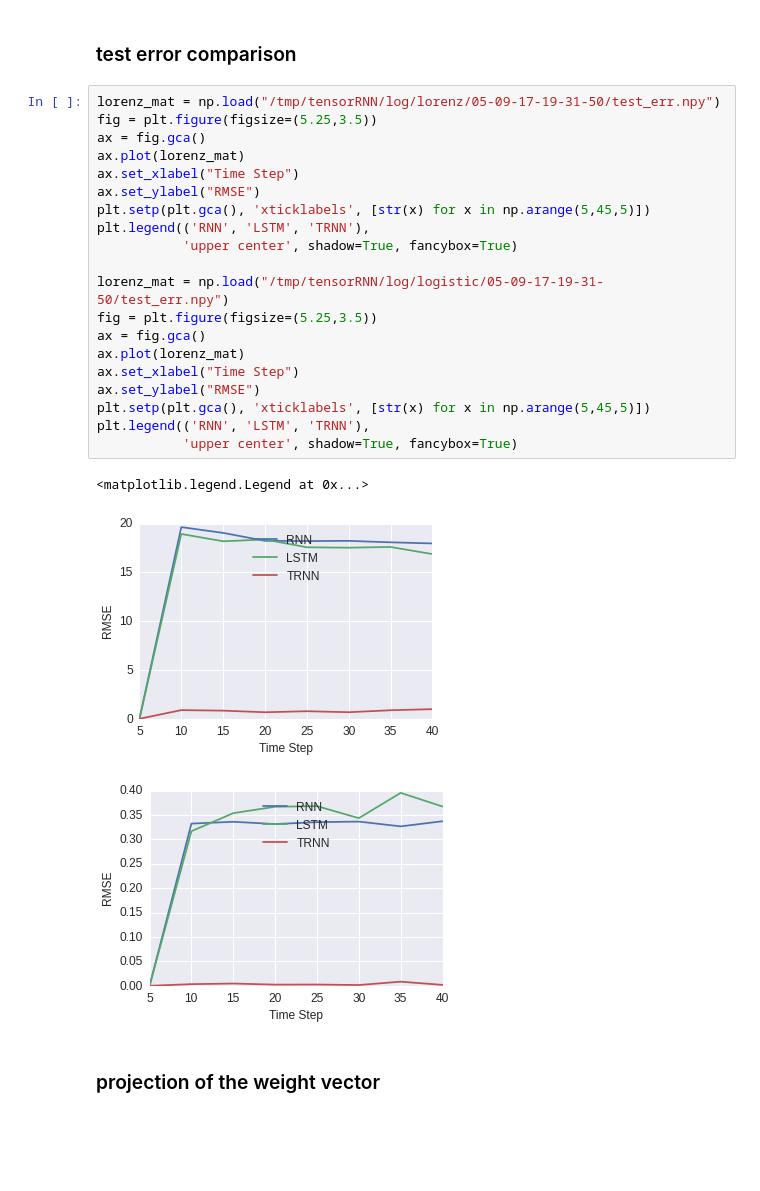
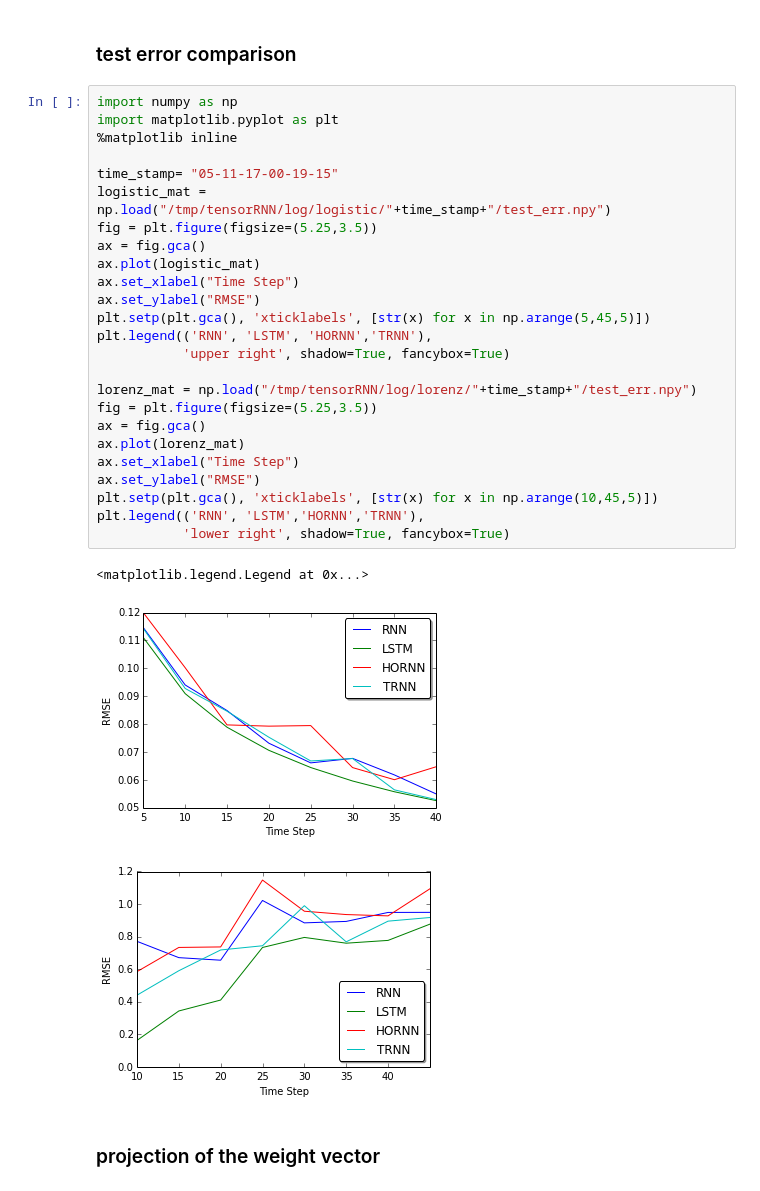
Before and after one commit to yuqirose/TensorRNN, a Jupyter notebook: experiments/plot/plot_nn_weights.ipynb, the cells around one changed output. Drawn from its saved outputs; the diff is of its cells as text; blank space fills up the shorter version.

Commit message:
Updated time series visual

```diff
--- a/experiments/plot/plot_nn_weights.ipynb
+++ b/experiments/plot/plot_nn_weights.ipynb
@@ -173,29 +176,34 @@ fig.savefig('/home/roseyu/lorenz.pdf', transparent=True)
 # %% [markdown]
 ### test error comparison
-# %%
-lorenz_mat = np.load("/tmp/tensorRNN/log/lorenz/05-09-17-19-31-50/test_err.npy")
-fig = plt.figure(figsize=(5.25,3.5))
-ax = fig.gca()
-ax.plot(lorenz_mat)
-ax.set_xlabel("Time Step")
-ax.set_ylabel("RMSE")
-plt.setp(plt.gca(), 'xticklabels', [str(x) for x in np.arange(5,45,5)])
-plt.legend(('RNN', 'LSTM', 'TRNN'),
-           'upper center', shadow=True, fancybox=True)
-
-lorenz_mat = np.load("/tmp/tensorRNN/log/logistic/05-09-17-19-31-50/test_err.npy")
-fig = plt.figure(figsize=(5.25,3.5))
-ax = fig.gca()
-ax.plot(lorenz_mat)
-ax.set_xlabel("Time Step")
-ax.set_ylabel("RMSE")
-plt.setp(plt.gca(), 'xticklabels', [str(x) for x in np.arange(5,45,5)])
-plt.legend(('RNN', 'LSTM', 'TRNN'),
-           'upper center', shadow=True, fancybox=True)
-# %% [output]
-<matplotlib.legend.Legend at 0x...>
-[figure, removed]
-[figure, removed]
+# %%
+import numpy as np
+import matplotlib.pyplot as plt
+%matplotlib inline
+
+time_stamp= "05-11-17-00-19-15"
+logistic_mat = np.load("/tmp/tensorRNN/log/logistic/"+time_stamp+"/test_err.npy")
+fig = plt.figure(figsize=(5.25,3.5))
+ax = fig.gca()
+ax.plot(logistic_mat)
+ax.set_xlabel("Time Step")
+ax.set_ylabel("RMSE")
+plt.setp(plt.gca(), 'xticklabels', [str(x) for x in np.arange(5,45,5)])
+plt.legend(('RNN', 'LSTM', 'HORNN','TRNN'),
+           'upper right', shadow=True, fancybox=True)
+
+lorenz_mat = np.load("/tmp/tensorRNN/log/lorenz/"+time_stamp+"/test_err.npy")
+fig = plt.figure(figsize=(5.25,3.5))
+ax = fig.gca()
+ax.plot(lorenz_mat)
+ax.set_xlabel("Time Step")
+ax.set_ylabel("RMSE")
+plt.setp(plt.gca(), 'xticklabels', [str(x) for x in np.arange(10,45,5)])
+plt.legend(('RNN', 'LSTM','HORNN','TRNN'),
+           'lower right', shadow=True, fancybox=True)
+# %% [output]
+<matplotlib.legend.Legend at 0x...>
+[figure, added]
+[figure, added]
 # %% [markdown]
 ### projection of the weight vector
 # %%
```
Also changed, not shown: parts of 5 cells of this notebook, 6 other files.
